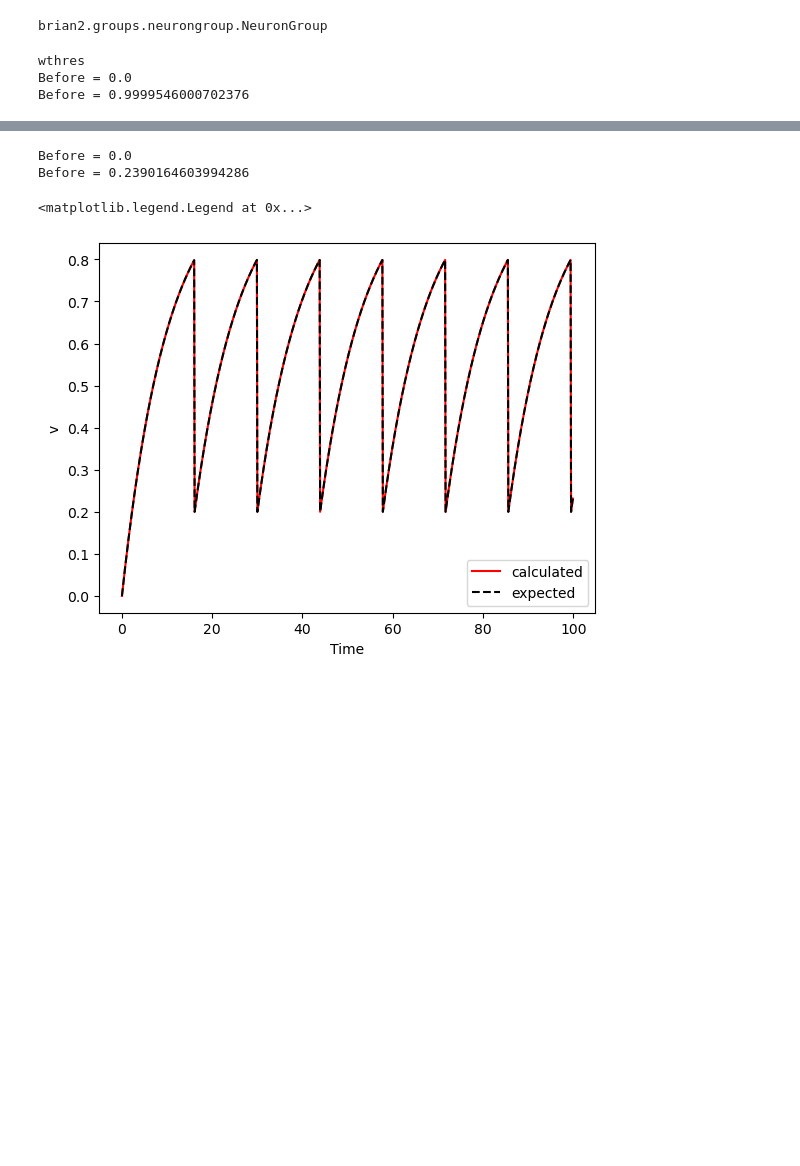
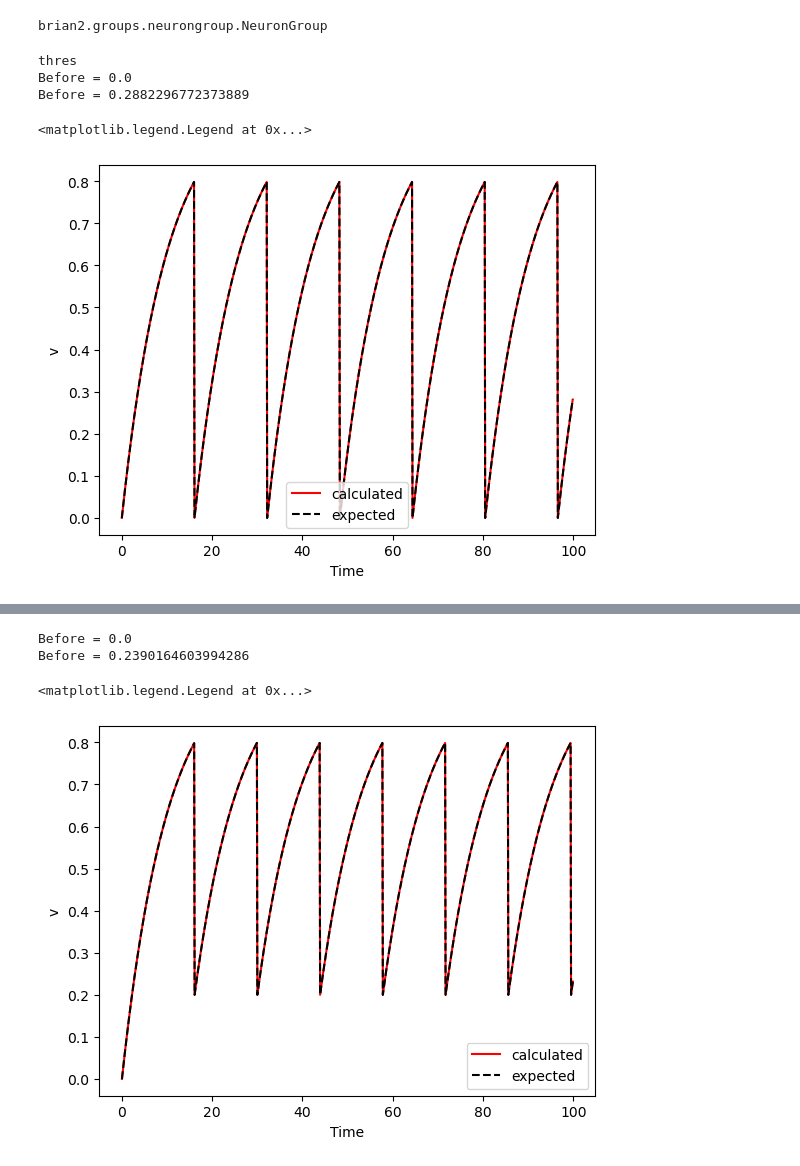
Before and after one commit to sks-07/HLS_neuromorphic, a Jupyter notebook: SNN/snn.ipynb, the cells around one changed output, grey strips where cells are left out. Cells and saved outputs as stored; diff of their text form; code cells hidden in the pictures; blank space fills up the shorter version.

Commit message:
spikes

```diff
--- a/SNN/snn.ipynb
+++ b/SNN/snn.ipynb
@@ -21,18 +21,20 @@ class NeuronState():
         self.reset = reset
         self.neuronGroup = None
         self.StateMonitor = None
+        self.SpikeMonitor = None
+
 
     def set_neuronGroup(self,n_neuron:int,method:str,flag:int=0) -> None:
         if flag:
-            self.G = brian2.NeuronGroup(n_neuron,self.eqs,threshold=f'v>{self.thres}',reset=f'v = {self.reset}',method = method)
+            self.neuronGroup = brian2.NeuronGroup(n_neuron,self.eqs,threshold=f'v>{self.thres}',reset=f'v = {self.reset}',method = method)
             print('thres')
         else:
-            self.G = brian2.NeuronGroup(n_neuron,self.eqs,method=method)
+            self.neuronGroup = brian2.NeuronGroup(n_neuron,self.eqs,method=method)
             print('wthres')
         return
 
     def get_neuronGroup(self)->brian2.groups.neurongroup.NeuronGroup:
-        return self.G
+        return self.neuronGroup
 
     def set_StateMonitor(self)->None:
         self.StateMonitor = brian2.StateMonitor(self.neuronGroup,'v',record =True)
@@ -41,23 +43,41 @@ class NeuronState():
     def get_StateMonitor(self)-> brian2.monitors.statemonitor.StateMonitor:
         return self.StateMonitor
 
+    def set_SpikeMonitor(self)->None:
+        self.SpikeMonitor = brian2.SpikeMonitor(self.neuronGroup)
+        return
 
-    def runsim(self)->None:
+    def get_SpikeMonitor(self)-> brian2.monitors.spikemonitor.SpikeMonitor:
+        return self.SpikeMonitor
+
+
+    def runsim(self,time:int=100)->None:
         G = self.neuronGroup
         M = self.StateMonitor
+        spikemon = self.SpikeMonitor
         print(f'Before = {G.v[0]}')
-        brian2.run(100*brian2.ms)
+        brian2.run(time*brian2.ms)
         print(f'Before = {G.v[0]}')
 # %%
 tau = 10*brian2.ms
 first_order_eq = '''
 dv/dt = (1-v)/tau :1
 '''
-# %%
-obj = NeuronState(0.8,0,tau,first_order_eq)
-obj.set_G(1,'exact',0)
-obj.runsim()
-# %% [output]
-wthres
-Before = 0.0
-Before = 0.9999546000702376
+# %%
+brian2.start_scope()
+obj = NeuronState(0.8,0,tau,first_order_eq)
+obj.set_neuronGroup(1,'exact',1)
+obj.set_StateMonitor()
+obj.runsim()
+M = obj.get_StateMonitor()
+matplotlib.pyplot.plot(M.t/brian2.ms,M.v[0],'r',label = 'calculated')
+matplotlib.pyplot.plot(M.t/brian2.ms,M.v[0],'k--',label = 'expected')
+matplotlib.pyplot.xlabel('Time')
+matplotlib.pyplot.ylabel('v')
+matplotlib.pyplot.legend()
+# %% [output]
+thres
+Before = 0.0
+Before = 0.2882296772373889
+<matplotlib.legend.Legend at 0x...>
+[figure, added]
```
Also changed, not shown: parts of 2 cells of this notebook.
